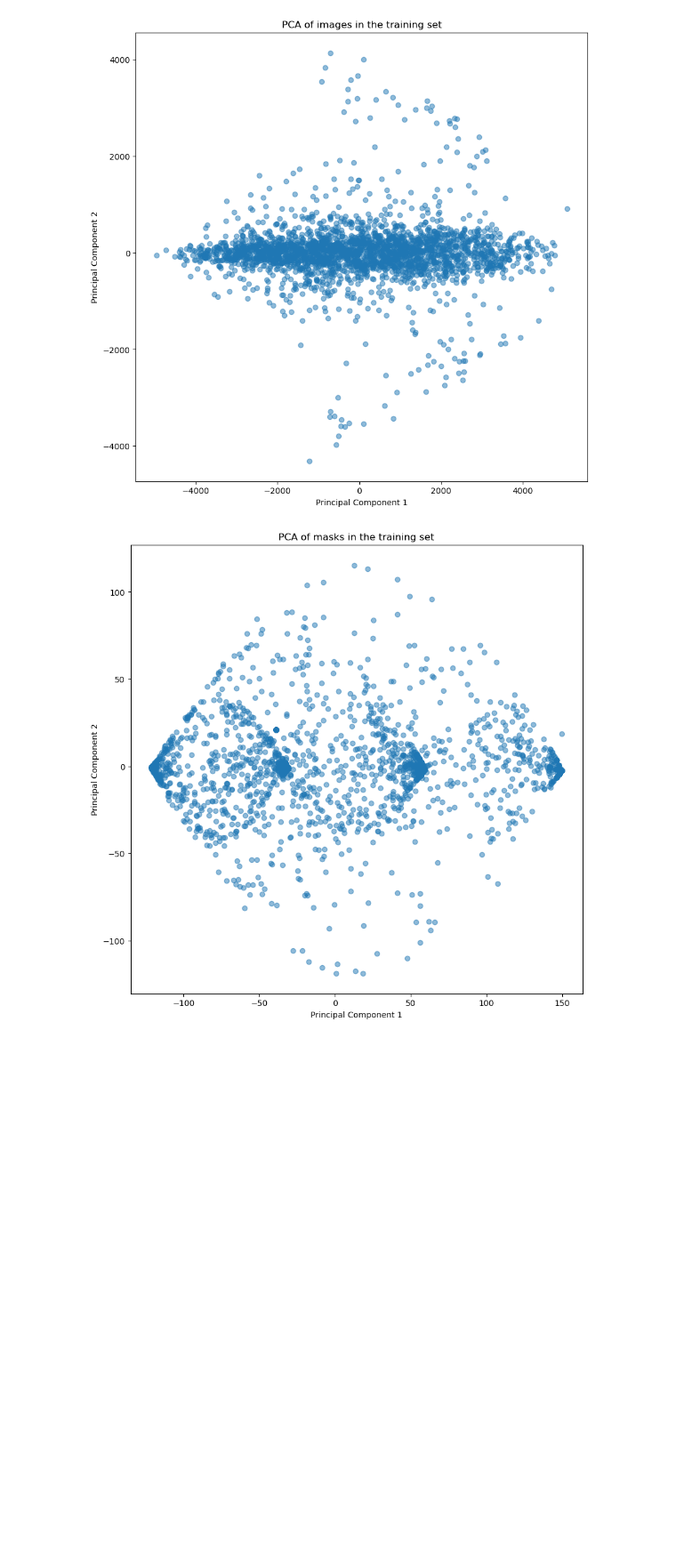
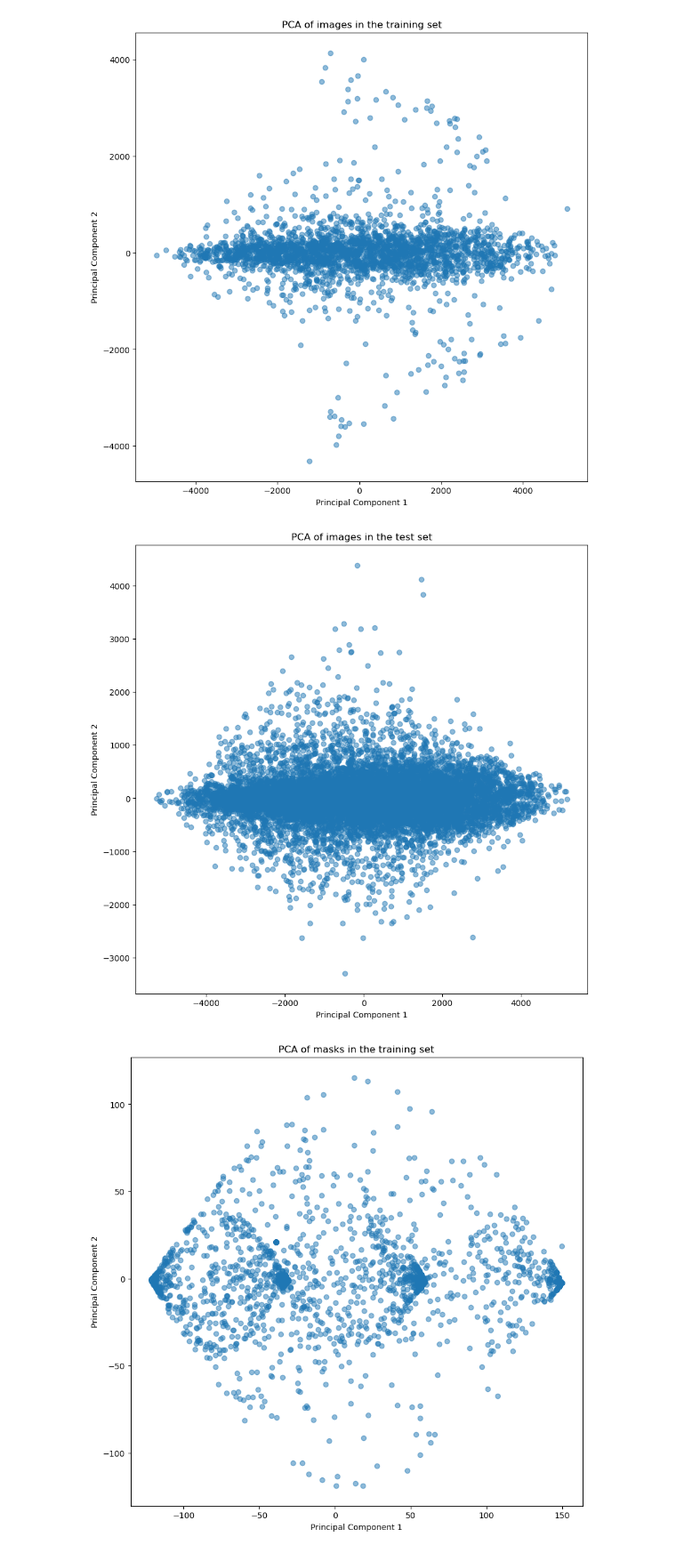
Before and after one commit to CamiloSinningUN/Mars-Soil-Segmentation, a Jupyter notebook: preprocessing/main.ipynb, the cells around one changed output. Shown at 89% size. Drawn from its saved outputs; the diff is of its cells as text; code cells hidden in the pictures; blank space fills up the shorter version.

```diff
--- a/preprocessing/main.ipynb
+++ b/preprocessing/main.ipynb
@@ -133,6 +133,23 @@ plt.title('PCA of images in the training set')
 plt.show()
 # %% [output]
 [figure]
+# %%
+# Flatten the test images
+X_test_flattened = X_test.reshape(X_test.shape[0], -1)
+
+# Apply PCA
+pca_test = PCA(n_components=2)
+X_test_pca = pca_test.fit_transform(X_test_flattened)
+
+# Plot the PCA results
+plt.figure(figsize=(10, 10))
+plt.scatter(X_test_pca[:, 0], X_test_pca[:, 1], cmap='tab10', alpha=0.5)
+plt.xlabel('Principal Component 1')
+plt.ylabel('Principal Component 2')
+plt.title('PCA of images in the test set')
+plt.show()
+# %% [output]
+[figure, added]
 # %%
 from sklearn.decomposition import PCA
 
```
Also changed, not shown: 2 other files.
